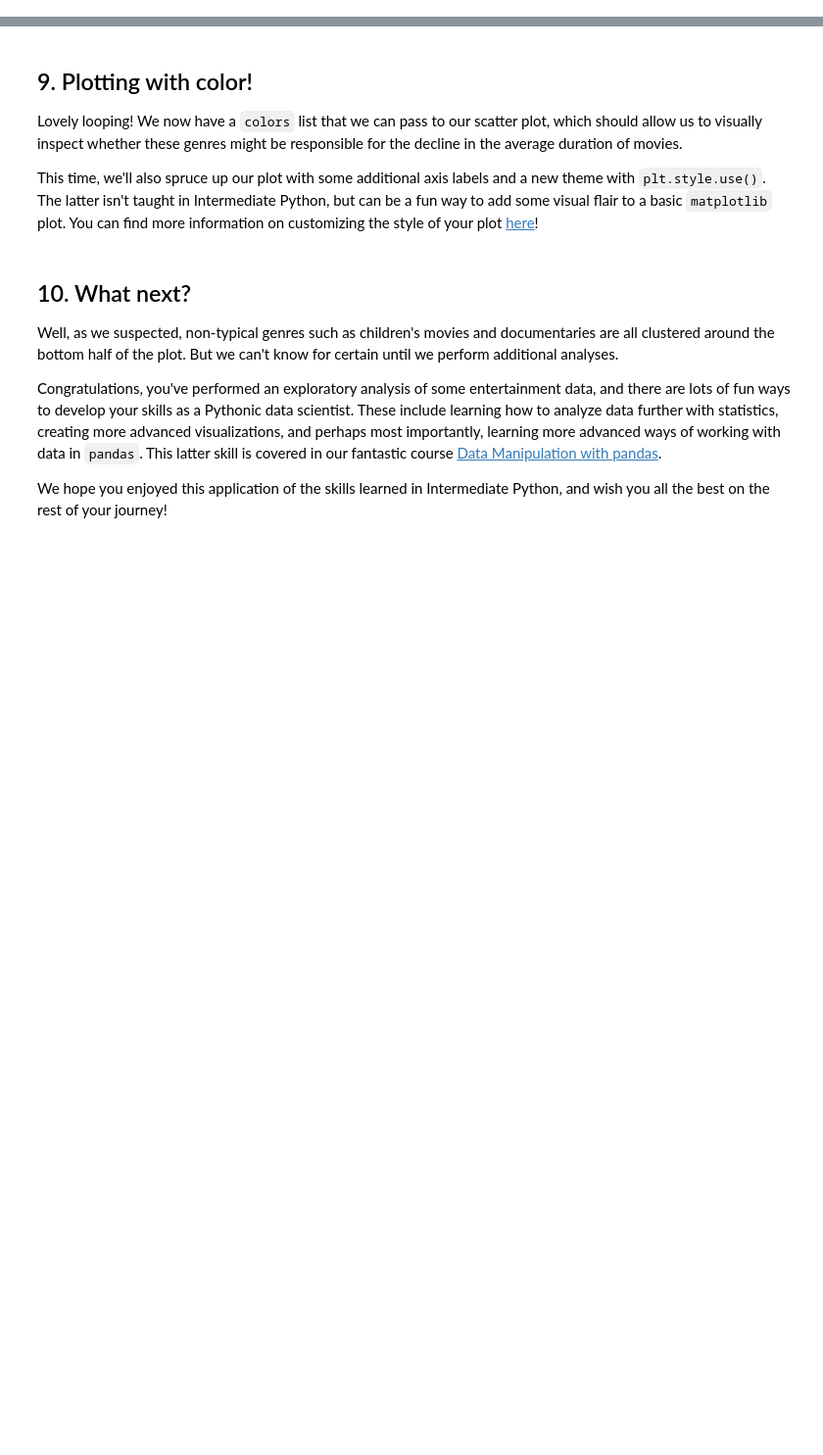
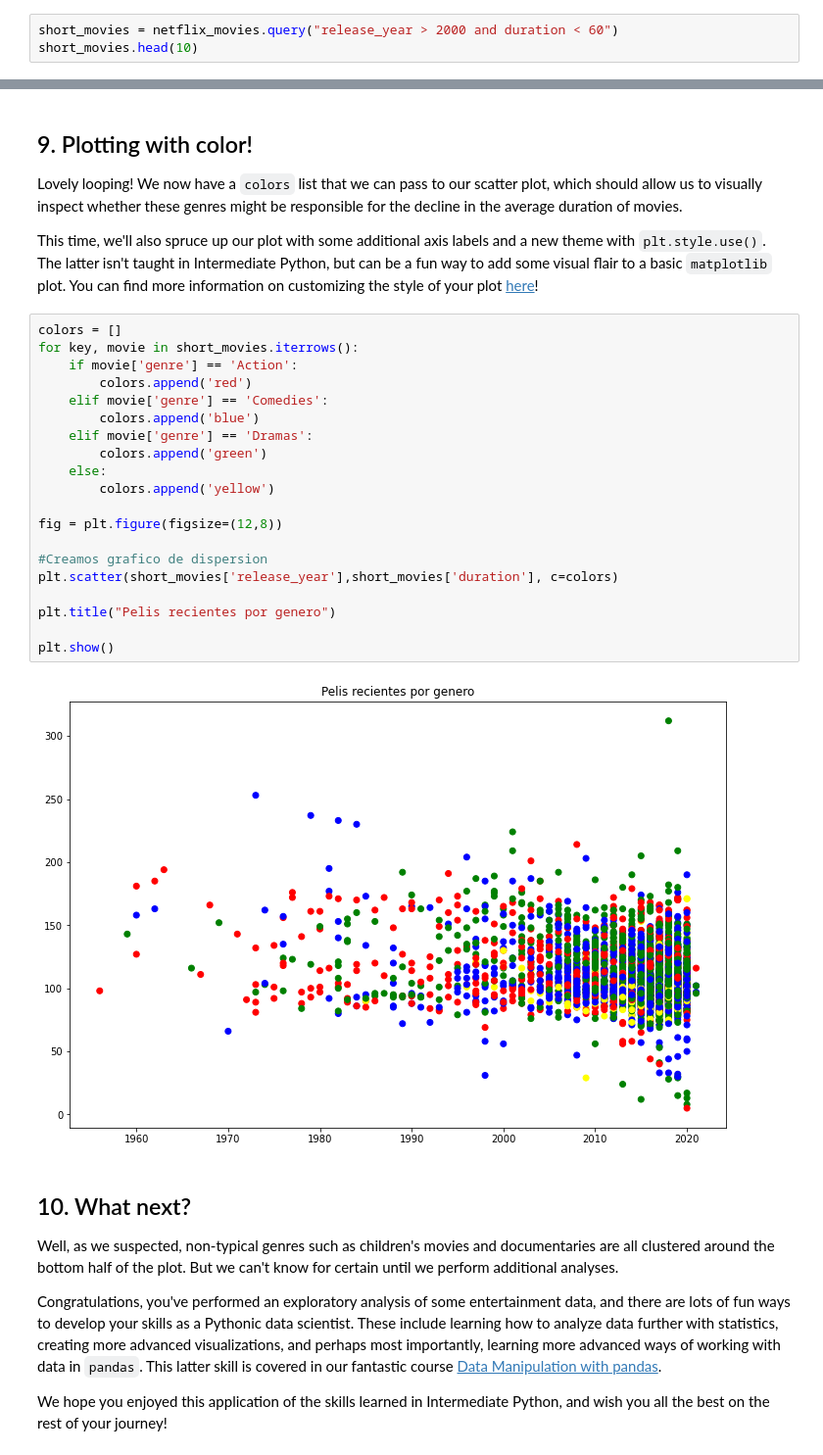
Before and after one commit to gcfp/M03, a Jupyter notebook: exemple-projecte/notebookNetflix.ipynb, the cells around one changed output, grey strips where cells are left out. Shown at 98% size. Drawn from its saved outputs; the diff is of its cells as text; blank space fills up the shorter version.

```diff
--- a/exemple-projecte/notebookNetflix.ipynb
+++ b/exemple-projecte/notebookNetflix.ipynb
@@ -163,3 +163,6 @@ netflix_movies.groupby('release_year').agg({'duration':'mean'})
 ## 7. Digging deeper
 <p>This is already much more informative than the simple plot we created when our friend first gave us some data. We can also see that, while newer movies are overrepresented on the platform, many short movies have been released in the past two decades.</p>
 <p>Upon further inspection, something else is going on. Some of these films are under an hour long! Let's filter our DataFrame for movies with a <code>duration</code> under 60 minutes and look at the genres. This might give us some insight into what is dragging down the average.</p>
+# %%
+short_movies = netflix_movies.query("release_year > 2000 and duration < 60")
+short_movies.head(10)
@@ -173,6 +199,28 @@ netflix_movies.groupby('release_year').agg({'duration':'mean'})
 ## 9. Plotting with color!
 <p>Lovely looping! We now have a <code>colors</code> list that we can pass to our scatter plot, which should allow us to visually inspect whether these genres might be responsible for the decline in the average duration of movies.</p>
 <p>This time, we'll also spruce up our plot with some additional axis labels and a new theme with <code>plt.style.use()</code>. The latter isn't taught in Intermediate Python, but can be a fun way to add some visual flair to a basic <code>matplotlib</code> plot. You can find more information on customizing the style of your plot <a href="https://matplotlib.org/stable/tutorials/introductory/customizing.html">here</a>!</p>
+# %%
+colors = []
+for key, movie in short_movies.iterrows():
+    if movie['genre'] == 'Action':
+        colors.append('red')
+    elif movie['genre'] == 'Comedies':
+        colors.append('blue')
+    elif movie['genre'] == 'Dramas':
+        colors.append('green')
+    else:
+        colors.append('yellow')
+
+fig = plt.figure(figsize=(12,8))
+
+#Creamos grafico de dispersion
+plt.scatter(short_movies['release_year'],short_movies['duration'], c=colors)
+
+plt.title("Pelis recientes por genero")
+
+plt.show()
+# %% [output]
+[figure, added]
 # %% [markdown]
 ## 10. What next?
 <p>Well, as we suspected, non-typical genres such as children's movies and documentaries are all clustered around the bottom half of the plot. But we can't know for certain until we perform additional analyses. </p>
```
Also changed, not shown: parts of 4 cells of this notebook.
